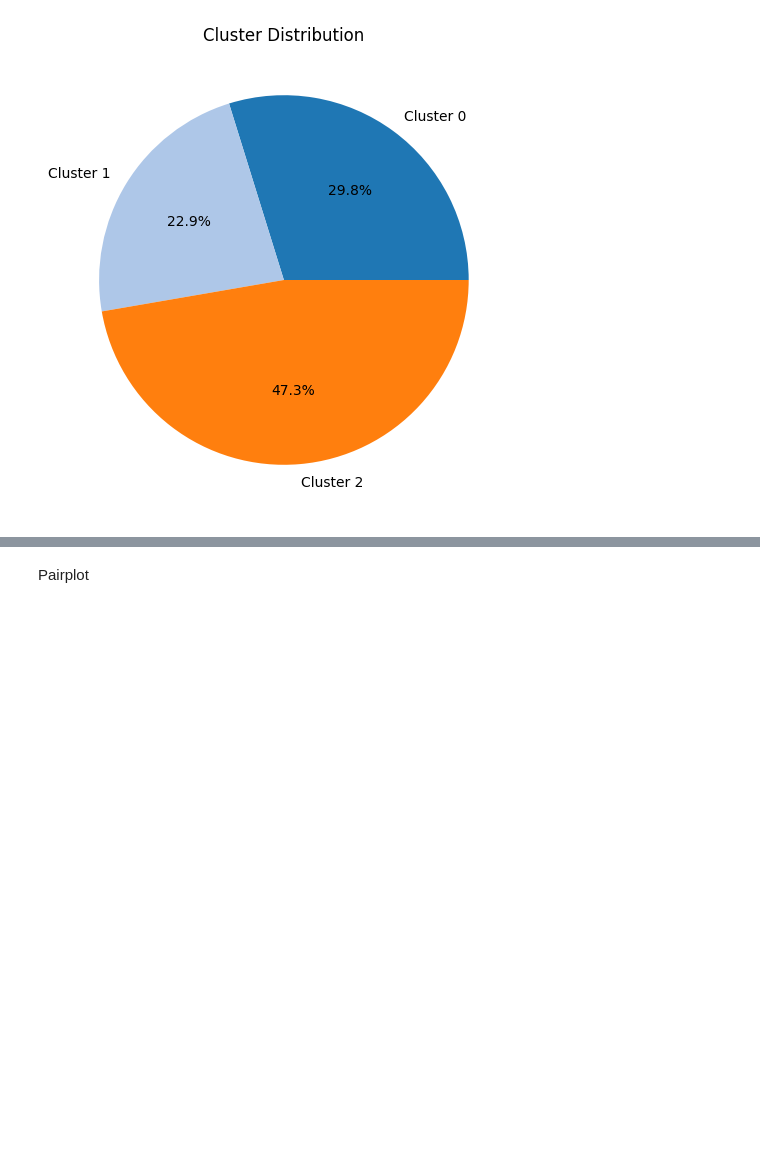
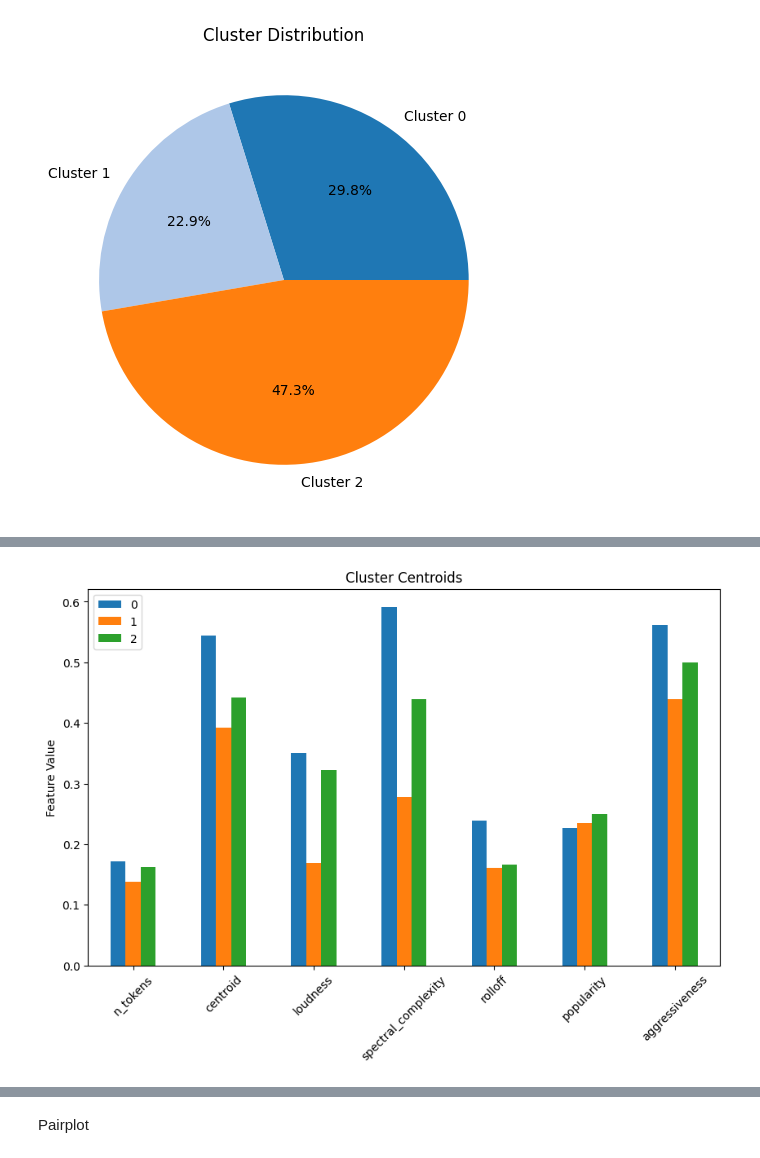
Before and after one commit to abderrahmane-salmi/UNIPI-Data-Mining-Project, a Jupyter notebook: task2/03_clustering_analysis.ipynb, the cells around one changed output, grey strips where cells are left out. Saved outputs shown, nothing was run; the diff lists cells and outputs as text; code cells hidden in the pictures; blank space fills up the shorter version.

Commit message:
comparison of the distribution of variables within the clusters

```diff
--- a/task2/03_clustering_analysis.ipynb
+++ b/task2/03_clustering_analysis.ipynb
@@ -409,0 +412,8 @@ Cluster sizes: [np.int64(3327), np.int64(2560), np.int64(5279)]
+# %%
+# Inspect the centroids
+
+centroids = pd.DataFrame(
+    best_kmeans.cluster_centers_,
+    columns=X.columns
+)
+print(centroids)
@@ -409,0 +430,9 @@ Cluster sizes: [np.int64(3327), np.int64(2560), np.int64(5279)]
+# %%
+# Use barplot
+centroids.T.plot(kind='bar', figsize=(10,6))
+plt.title("Cluster Centroids")
+plt.ylabel("Feature Value")
+plt.xticks(rotation=45)
+plt.show()
+# %% [output]
+[figure, added]
```
Also changed, not shown: parts of 10 cells of this notebook.
